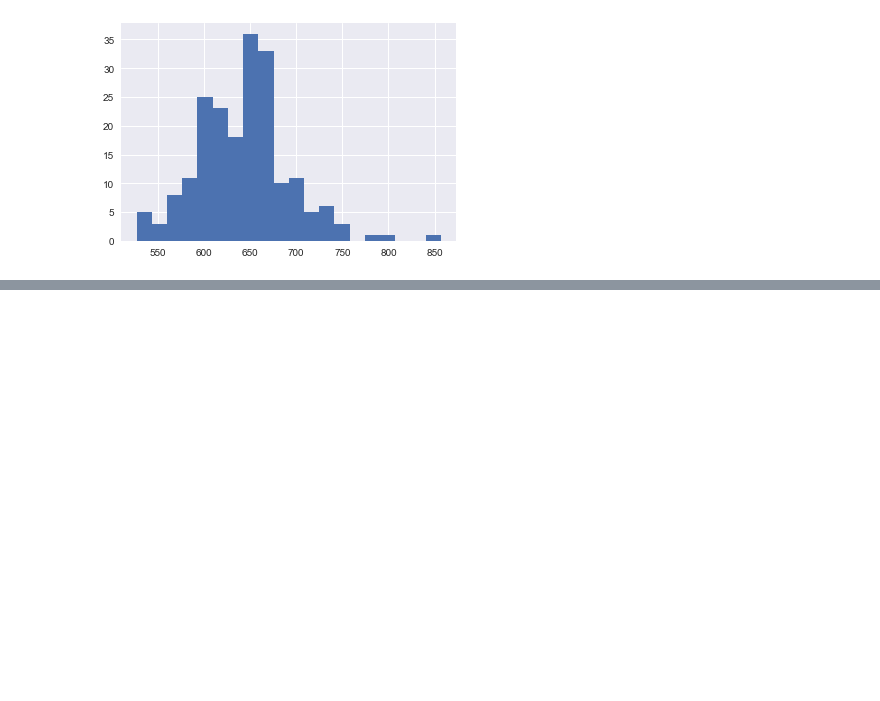
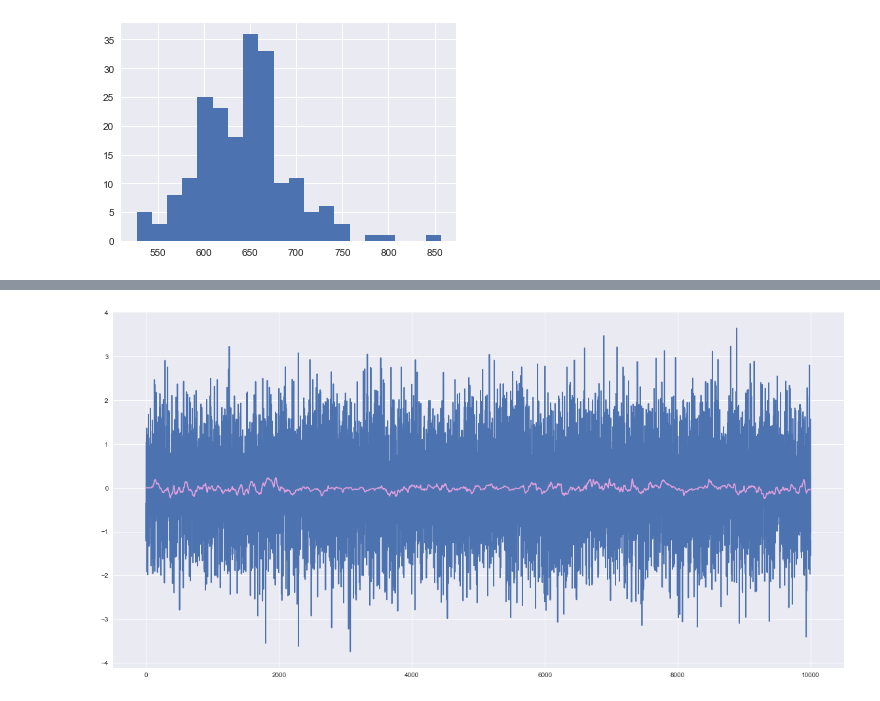
Before and after one commit to nsbspl/async-spike-propagation, a Jupyter notebook: main.ipynb, the cells around one changed output, grey strips where cells are left out. Saved outputs shown, nothing was run; the diff lists cells and outputs as text; code cells hidden in the pictures; blank space fills up the shorter version.

```diff
--- a/main.ipynb
+++ b/main.ipynb
@@ -223,11 +295,22 @@ each presynaptic spike through synaptic waveform *
 # %%
-# EXPERIMENT 3: Sweep Tau = 30--50
-NUM_TRIALS = 200
+NUM_TRIALS = 100
 
-num_t = np.arange(0.0, t_stop, dt).shape[0]
+NETWORK_SMALL = 20
+NETWORK_LARGE = 1000
+NETWORK_STEP = 50
+
+NOISE_SMALL = 10
+NOISE_LARGE = 50
+NOISE_STEP = 5
+
+test_t_stop = 5.0
+
+num_t = np.arange(0.0, test_t_stop, dt).shape[0]
 inputs = np.empty((num_t, NUM_TRIALS))
 
-for i in range(NUM_TRIALS):
-    input_slow, _ = ouprocess_gaussian(50.0, dt, t_stop, 1)
-    i_inj = 16.0 + 6.0*input_slow
-    inputs[:,i] = i_inj.flatten()
+for network_size in range(NETWORK_SMALL, NETWORK_LARGE, NETWORK_STEP):
+    for int_noise in range(NOISE_SMALL, NOISE_LARGE, NOISE_STEP):
+        for trial in range(NUM_TRIALS):
+            input_slow, _ = ouprocess_gaussian(50.0, dt, test_t_stop, 1)
+            i_inj = 16.0 + 6.0*input_slow
+            inputs[:,trial] = i_inj.flatten()
@@ -233,0 +367,11 @@ for i in range(NUM_TRIALS):
+# %%
+white_layer = Layer(NUM_NEURONS)
+white_layer.train(i_inj=i_white, exp_output=i_white, dt=dt, t_stop=t_stop)
+white_out, white_V, white_F_binary, white_F_synaptic = white_layer.output(i_inj, dt, t_stop)
+# %%
+plt.figure(figsize=(20,10))
+plt.plot(i_white[:10000])
+plt.plot(white_out[:10000], 'plum')
+plt.show()
+# %% [output]
+[figure, added]
```
Also changed, not shown: parts of 35 cells of this notebook, 4 other files.
